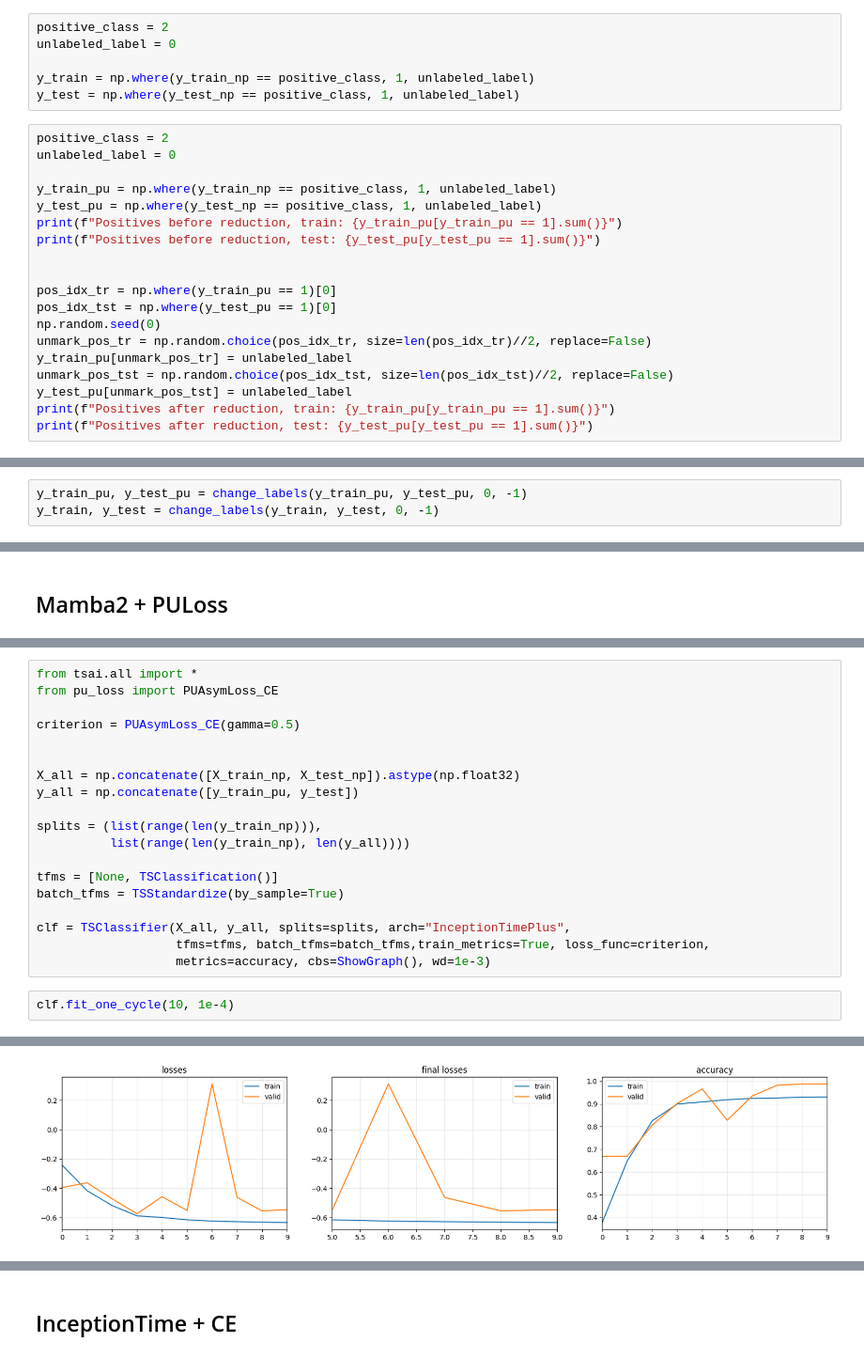
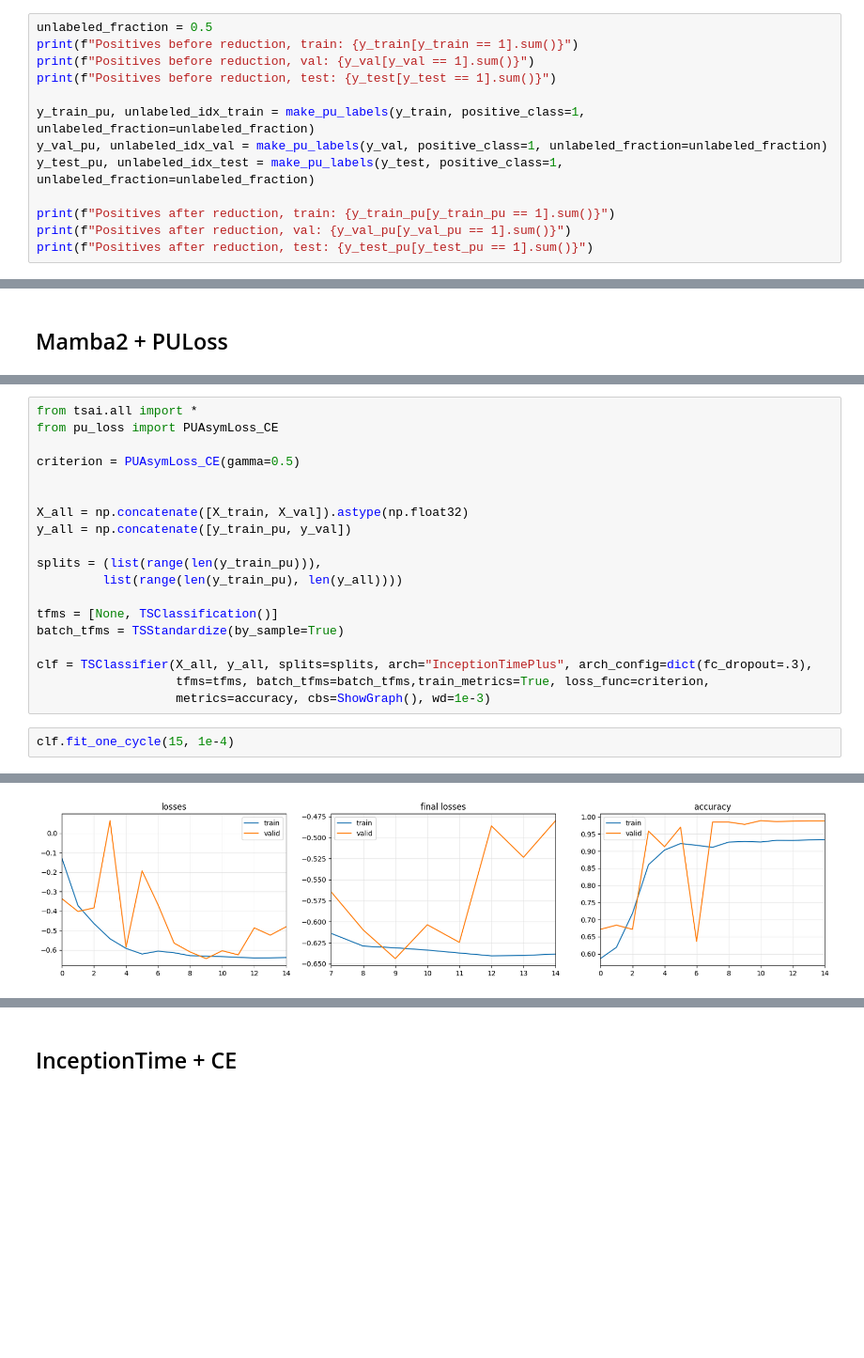
Before and after one commit to darosali/har-pu-learning, a Jupyter notebook: har_pu.ipynb, the cells around one changed output, grey strips where cells are left out. Shown at 94% size. Drawn from its saved outputs; the diff is of its cells as text; blank space fills up the shorter version.

```diff
--- a/har_pu.ipynb
+++ b/har_pu.ipynb
@@ -100,30 +121,18 @@ def change_labels(y_train, y_test, fr, to):
 ## PU-learnining
 # %% [markdown]
 ### Transform Data to PU Problem
-# %%
-positive_class = 2
-unlabeled_label = 0
-
-y_train = np.where(y_train_np == positive_class, 1, unlabeled_label)
-y_test = np.where(y_test_np == positive_class, 1, unlabeled_label)
 # %%
-positive_class = 2
-unlabeled_label = 0
+unlabeled_fraction = 0.5
+print(f"Positives before reduction, train: {y_train[y_train == 1].sum()}")
+print(f"Positives before reduction, val: {y_val[y_val == 1].sum()}")
+print(f"Positives before reduction, test: {y_test[y_test == 1].sum()}")
 
-y_train_pu = np.where(y_train_np == positive_class, 1, unlabeled_label)
-y_test_pu = np.where(y_test_np == positive_class, 1, unlabeled_label)
-print(f"Positives before reduction, train: {y_train_pu[y_train_pu == 1].sum()}")
-print(f"Positives before reduction, test: {y_test_pu[y_test_pu == 1].sum()}")
+y_train_pu, unlabeled_idx_train = make_pu_labels(y_train, positive_class=1, unlabeled_fraction=unlabeled_fraction)
+y_val_pu, unlabeled_idx_val = make_pu_labels(y_val, positive_class=1, unlabeled_fraction=unlabeled_fraction)
+y_test_pu, unlabeled_idx_test = make_pu_labels(y_test, positive_class=1, unlabeled_fraction=unlabeled_fraction)
 
-
-pos_idx_tr = np.where(y_train_pu == 1)[0]
-pos_idx_tst = np.where(y_test_pu == 1)[0]
-np.random.seed(0)
-unmark_pos_tr = np.random.choice(pos_idx_tr, size=len(pos_idx_tr)//2, replace=False)
-y_train_pu[unmark_pos_tr] = unlabeled_label
-unmark_pos_tst = np.random.choice(pos_idx_tst, size=len(pos_idx_tst)//2, replace=False)
-y_test_pu[unmark_pos_tst] = unlabeled_label
 print(f"Positives after reduction, train: {y_train_pu[y_train_pu == 1].sum()}")
+print(f"Positives after reduction, val: {y_val_pu[y_val_pu == 1].sum()}")
 print(f"Positives after reduction, test: {y_test_pu[y_test_pu == 1].sum()}")
 # %% [output]
 Positives before reduction, train: 986
@@ -462,5 +571,2 @@ torch.Size([7352, 1, 561])
-# %%
-y_train_pu, y_test_pu = change_labels(y_train_pu, y_test_pu, 0, -1)
-y_train, y_test = change_labels(y_train, y_test, 0, -1)
 # %%
 from pu_loss import PULoss
@@ -1144,19 +1508,19 @@ from pu_loss import PUAsymLoss_CE
 criterion = PUAsymLoss_CE(gamma=0.5)
 
 
-X_all = np.concatenate([X_train_np, X_test_np]).astype(np.float32)
-y_all = np.concatenate([y_train_pu, y_test])
+X_all = np.concatenate([X_train, X_val]).astype(np.float32)
+y_all = np.concatenate([y_train_pu, y_val])
 
-splits = (list(range(len(y_train_np))),
-          list(range(len(y_train_np), len(y_all))))
+splits = (list(range(len(y_train_pu))),
+         list(range(len(y_train_pu), len(y_all))))
 
 tfms = [None, TSClassification()]
 batch_tfms = TSStandardize(by_sample=True)
 
-clf = TSClassifier(X_all, y_all, splits=splits, arch="InceptionTimePlus",
+clf = TSClassifier(X_all, y_all, splits=splits, arch="InceptionTimePlus", arch_config=dict(fc_dropout=.3),
                    tfms=tfms, batch_tfms=batch_tfms,train_metrics=True, loss_func=criterion,
                    metrics=accuracy, cbs=ShowGraph(), wd=1e-3)
 # %%
-clf.fit_one_cycle(10, 1e-4)
+clf.fit_one_cycle(15, 1e-4)
 # %% [output]
 | epoch | train_loss | train_accuracy | valid_loss | valid_accuracy | time |
@@ -1174 +1543 @@ clf.fit_one_cycle(10, 1e-4)
-[figure, old version]
+[figure, new version]
```
Also changed, not shown: parts of 125 cells of this notebook, 1 other file.
